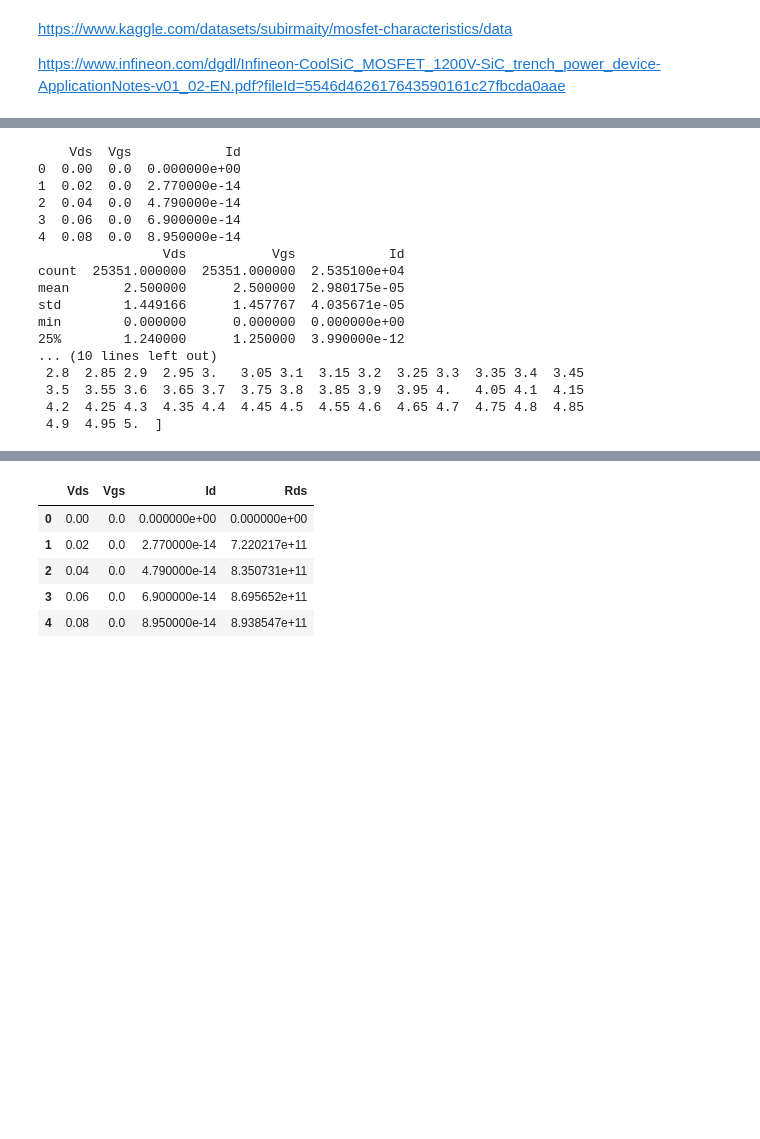
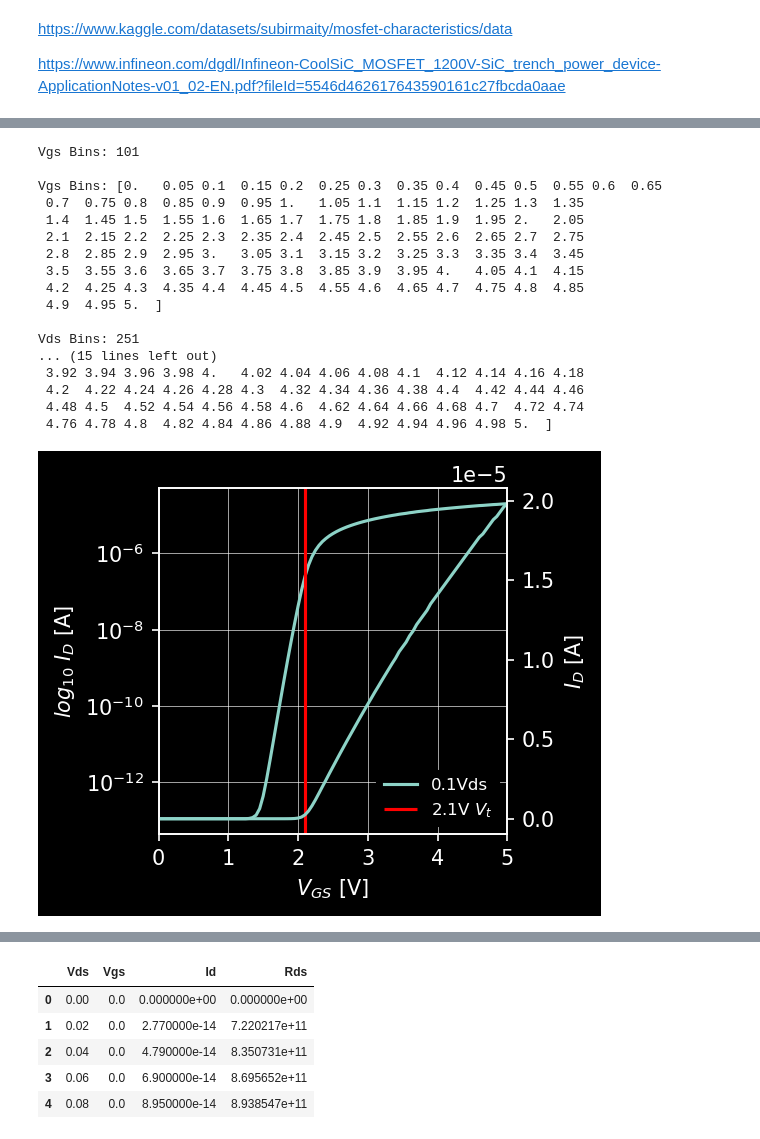
Before and after one commit to levetation/Long-channel-MOSFET-I-V, a Jupyter notebook: output_characteristics.ipynb, the cells around one changed output, grey strips where cells are left out. Drawn from its saved outputs; the diff is of its cells as text; code cells hidden in the pictures; blank space fills up the shorter version.

```diff
--- a/output_characteristics.ipynb
+++ b/output_characteristics.ipynb
@@ -14,23 +31,58 @@ df = pd.read_csv('training_data.csv')
 # %%
-print(df.head())
-print(df.describe())
-print("\nVGS Bins:", len(df["Vgs"].unique()))
-print("\nVGS Bins:", df["Vgs"].unique())
+# print(df.head())
+# print(df.describe())
+
+print("\nVgs Bins:", len(df["Vgs"].unique()))
+print("\nVgs Bins:", df["Vgs"].unique())
+
+print("\nVds Bins:", len(df["Vds"].unique()))
+print("\nVds Bins:", df["Vds"].unique())
 # %% [output]
-    Vds  Vgs            Id
-0  0.00  0.0  0.000000e+00
-1  0.02  0.0  2.770000e-14
-2  0.04  0.0  4.790000e-14
-3  0.06  0.0  6.900000e-14
-4  0.08  0.0  8.950000e-14
-                Vds           Vgs            Id
-count  25351.000000  25351.000000  2.535100e+04
-mean       2.500000      2.500000  2.980175e-05
-std        1.449166      1.457767  4.035671e-05
-min        0.000000      0.000000  0.000000e+00
-25%        1.240000      1.250000  3.990000e-12
-... (10 lines left out)
+Vgs Bins: 101
+
+Vgs Bins: [0.   0.05 0.1  0.15 0.2  0.25 0.3  0.35 0.4  0.45 0.5  0.55 0.6  0.65
+ 0.7  0.75 0.8  0.85 0.9  0.95 1.   1.05 1.1  1.15 1.2  1.25 1.3  1.35
+ 1.4  1.45 1.5  1.55 1.6  1.65 1.7  1.75 1.8  1.85 1.9  1.95 2.   2.05
+ 2.1  2.15 2.2  2.25 2.3  2.35 2.4  2.45 2.5  2.55 2.6  2.65 2.7  2.75
  2.8  2.85 2.9  2.95 3.   3.05 3.1  3.15 3.2  3.25 3.3  3.35 3.4  3.45
  3.5  3.55 3.6  3.65 3.7  3.75 3.8  3.85 3.9  3.95 4.   4.05 4.1  4.15
  4.2  4.25 4.3  4.35 4.4  4.45 4.5  4.55 4.6  4.65 4.7  4.75 4.8  4.85
  4.9  4.95 5.  ]
+
+Vds Bins: 251
+... (15 lines left out)
+ 3.92 3.94 3.96 3.98 4.   4.02 4.04 4.06 4.08 4.1  4.12 4.14 4.16 4.18
+ 4.2  4.22 4.24 4.26 4.28 4.3  4.32 4.34 4.36 4.38 4.4  4.42 4.44 4.46
+ 4.48 4.5  4.52 4.54 4.56 4.58 4.6  4.62 4.64 4.66 4.68 4.7  4.72 4.74
+ 4.76 4.78 4.8  4.82 4.84 4.86 4.88 4.9  4.92 4.94 4.96 4.98 5.  ]
+# %%
+# vds = [0.0, 1.0, 2.0, 3.0, 4.0, 5.0]
+# colours = ["FFC012", "F7A215", "F08418", "E8651B", "E1471E"]
+
+vds = [0.1]
+
+
+fig, ax = plt.subplots(1, 1, figsize=(3, 3), dpi=150)
+ax1 = ax.twinx()
+for v in vds:
+    dt = df[df["Vds"] == v]
+    ax.semilogy(dt["Vgs"], dt["Id"], label=f"{v}Vds",linewidth=1.5)
+    ax1.plot(dt["Vgs"], dt["Id"], label=f"{v}Vds",linewidth=1.5)
+
+
+# ax.hlines(y=250e-9, xmin=0, xmax=5, colors="blue", label="250nA")
+ax.vlines(x=2.1, ymin=1e-14, ymax=1e-4, colors="red", label="2.1V $V_{t}$")
+
+ax.set_xlabel("$V_{GS}$ [V]")
+ax.set_ylabel("$log_{10}$ $I_{D}$ [A]")
+ax1.set_ylabel("$I_{D}$ [A]")
+
+
+ax.set_yscale('log', base=10)
+ax.set_xlim(0.0, 5.0)
+# ax.set_ylim(1e-14, 1e-4)
+ax.legend(loc="lower right", fontsize=8, fancybox=False, framealpha=1.0,
+          edgecolor="0.0",)
+ax.grid(linewidth=.3)
+# %% [output]
+[figure, added]
```
Also changed, not shown: parts of 4 cells of this notebook.
